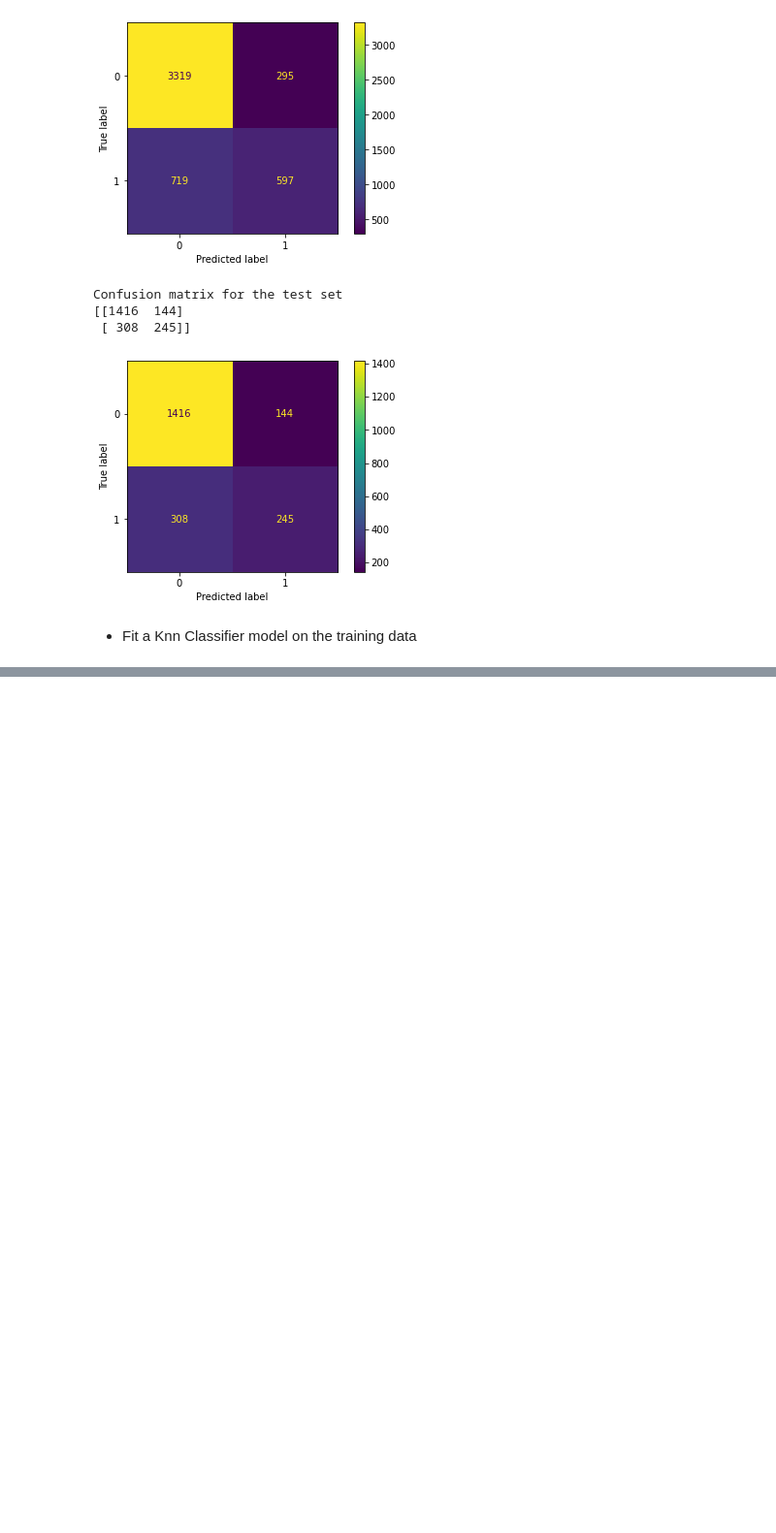
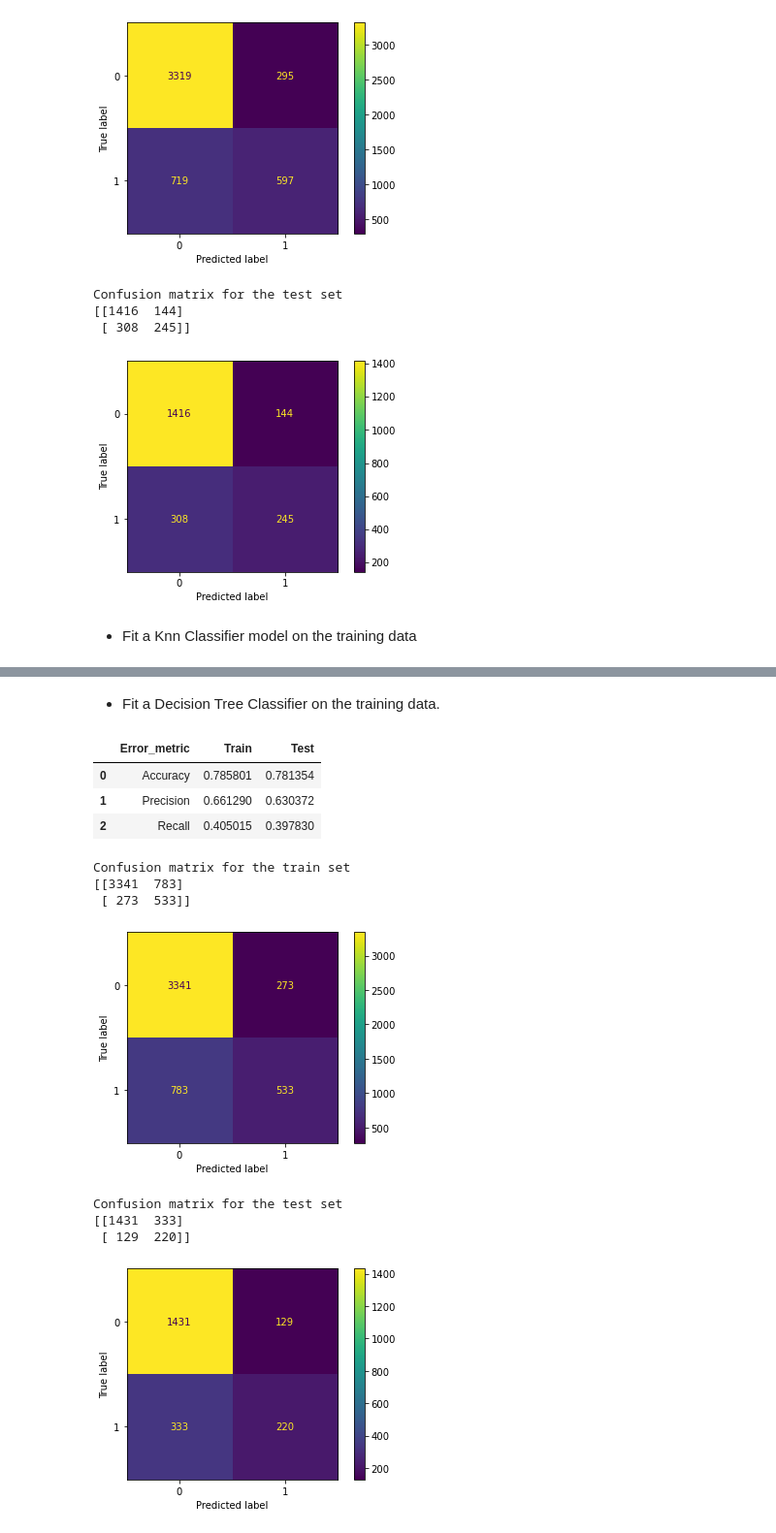
Before and after one commit to ZZN0412/LABS, a Jupyter notebook: Classification_Handling_Logistic_Regression_Imbalanced_data.ipynb, the cells around one changed output, grey strips where cells are left out. Shown: that part at 97% size. Cells and saved outputs as stored; diff of their text form; code cells hidden in the pictures; blank space fills up the shorter version.

```diff
--- a/Classification_Handling_Logistic_Regression_Imbalanced_data.ipynb
+++ b/Classification_Handling_Logistic_Regression_Imbalanced_data.ipynb
@@ -209,15 +212,19 @@ churnData
 # %%
-# define X,y
-X = churnData.drop(columns=['Churn','Churn_Yes'], axis = 1)
-y = churnData['Churn_Yes']
+def define_x_y(churnData_features):
+    X = churnData_features.drop(columns=['Churn','Churn_Yes'], axis = 1)
+    y = churnData_features['Churn_Yes']
+    return X, y
+X,y = define_x_y(churnData_features)
 # %% [markdown]
 - Split the data into a training set and a test set.
 # %%
-# data splitting
-X_train, X_test, y_train, y_test = train_test_split(X, y, test_size=0.30, random_state=0)
+def data_splitting(X,y):
+    X_train, X_test, y_train, y_test = train_test_split(X, y, test_size=0.30, random_state=0)
 
-X_train = pd.DataFrame(X_train, columns=X.columns)
-X_test  = pd.DataFrame(X_test, columns=X.columns)
+    X_train = pd.DataFrame(X_train, columns=X.columns)
+    X_test  = pd.DataFrame(X_test, columns=X.columns)
+    return X_train, X_test, y_train, y_test
+X_train, X_test, y_train, y_test = data_splitting(X,y)
 # %% [markdown]
 - Scale the features either by using normalizer or a standard scaler.
 # %%
@@ -308,0 +359,50 @@ Confusion matrix for the test set
+# %% [markdown]
+- Fit a Decision Tree Classifier on the training data.
+# %%
+def decision_tree_classifier_model (X_train, X_test):
+
+    # Bear in mind that sklearn uses a different function for decission trees used for
+    # classification (to predict a categorical feature): DecisionTreeClassifier()
+    dt = DecisionTreeClassifier(max_depth=3)
+
+    dt.fit(X_train, y_train)
+
+    y_pred_train_dt = dt.predict(X_train)
+    y_pred_test_dt = dt.predict(X_test)
+
+    performance_df = pd.DataFrame({'Error_metric': ['Accuracy','Precision','Recall'],
+                               'Train': [accuracy_score(y_train, y_pred_train_dt),
+                                         precision_score(y_train, y_pred_train_dt),
+                                         recall_score(y_train, y_pred_train_dt)],
+                               'Test': [accuracy_score(y_test, y_pred_test_dt),
+                                        precision_score(y_test, y_pred_test_dt),
+                                        recall_score(y_test, y_pred_test_dt)]})
+    display(performance_df)
+
+    print("Confusion matrix for the train set")
+    print(confusion_matrix(y_train,y_pred_train_dt).T)
+    plot_confusion_matrix(dt,X_train,y_train, values_format = 'd')
+    plt.show()
+
+    print()
+
+    print("Confusion matrix for the test set")
+    print(confusion_matrix(y_test,y_pred_test_dt).T)
+    plot_confusion_matrix(dt,X_test,y_test, values_format = 'd')
+    plt.show()
+
+    return dt, performance_df, y_pred_train_dt, y_pred_test_dt
+dt, performance_df, y_pred_train_dt, y_pred_test_dt = decision_tree_classifier_model (X_train, X_test)
+# %% [output]
+|  | Error_metric | Train | Test |
+| 0 | Accuracy | 0.785801 | 0.781354 |
+| 1 | Precision | 0.661290 | 0.630372 |
+| 2 | Recall | 0.405015 | 0.397830 |
+Confusion matrix for the train set
+[[3341  783]
+ [ 273  533]]
+[figure, added]
+Confusion matrix for the test set
+[[1431  333]
+ [ 129  220]]
+[figure, added]
```
Also changed, not shown: parts of 22 cells of this notebook.
